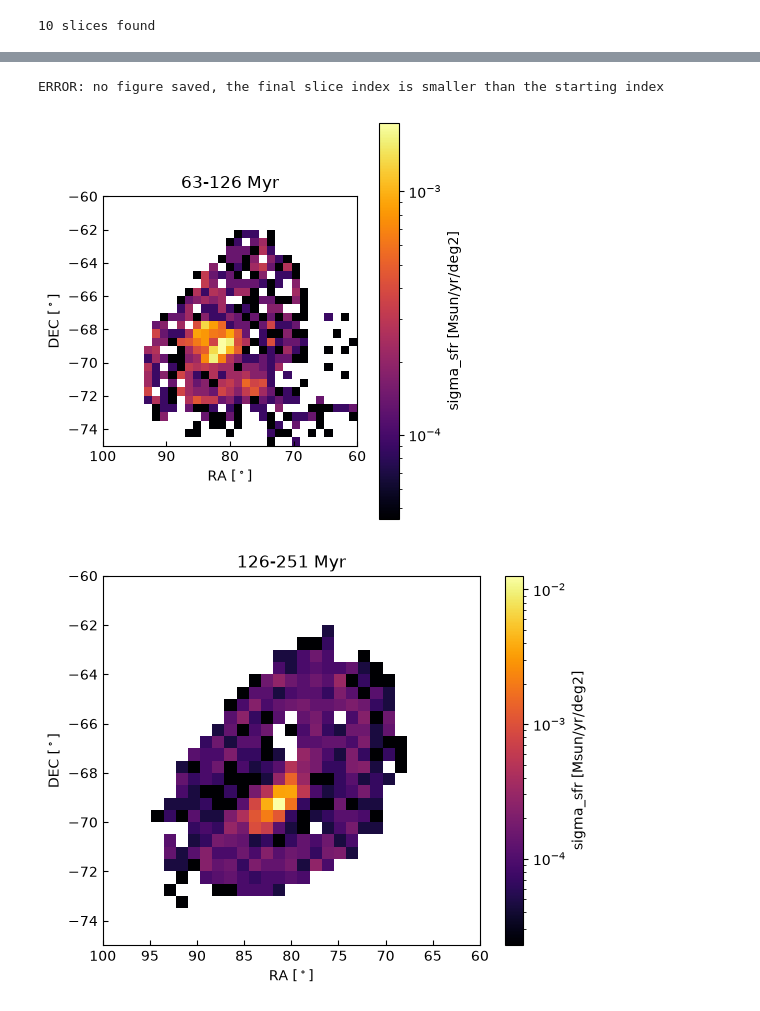
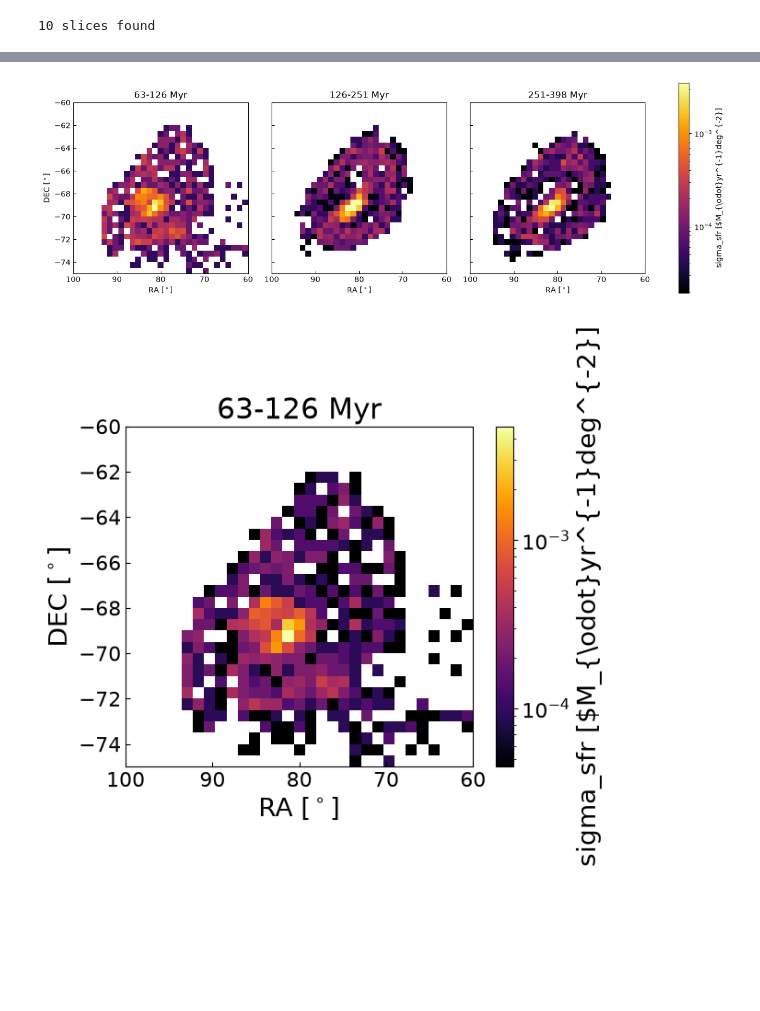
Before and after one commit to ZevVladimir/lmcsmcmw, a Jupyter notebook: notebooks/sfr_radec_review.ipynb, the cells around one changed output, grey strips where cells are left out. Cells and saved outputs as stored; diff of their text form; code cells hidden in the pictures; blank space fills up the shorter version.

Commit message:
figure update fontsize

```diff
--- a/notebooks/sfr_radec_review.ipynb
+++ b/notebooks/sfr_radec_review.ipynb
@@ -43,22 +43,23 @@ fig.savefig(FIGS / "sfr_slices.png", dpi=300, bbox_inches="tight")
 # %%
 slice_select_i = 5
-slice_select_f = 7
+slice_select_f = 8
 
 fig, axes = panel_grid(maps[slice_select_i:slice_select_f], ncols=3, log=True, min_counts=1,
                         percentiles=(1, 99.5), titles=titles[slice_select_i:slice_select_f],
                         cmap="inferno", aspect=aspect)
 if slice_select_f - slice_select_i > 1:
     fig.savefig(FIGS / f"sfr_slice_{slice_select_i}-{slice_select_f-1}.png", dpi=300, bbox_inches="tight")
 elif slice_select_f - slice_select_f == 1:
     fig.savefig(FIGS / f"sfr_slice_{slice_select_i}.png", dpi=300, bbox_inches="tight")
 else:
     print("ERROR: no figure saved, the final slice index is smaller than the starting index")
 # %% [output]
-ERROR: no figure saved, the final slice index is smaller than the starting index
-[figure, old version]
+[figure, new version]
 # %%
+slice_select = 5
 fig, ax = plt.subplots()
-show_map(maps[6], log=True, min_counts=1, aspect=aspect, cmap="inferno", title=titles[6], ax=ax, labelsize=24)
-fig.savefig(FIGS / f"sfr_slice_6.png", dpi=300, bbox_inches="tight")
+show_map(maps[slice_select], log=True, min_counts=1, aspect=aspect, cmap="inferno", title=titles[slice_select], ax=ax,
+          ticklabelfontsize=16, axislabelfontsize=20, titlefontsize=22)
+fig.savefig(FIGS / f"sfr_slice_{slice_select}.png", dpi=300, bbox_inches="tight")
 # %% [output]
-[figure, old version]
+[figure, new version]
```
Also changed, not shown: parts of 1 cell of this notebook.
